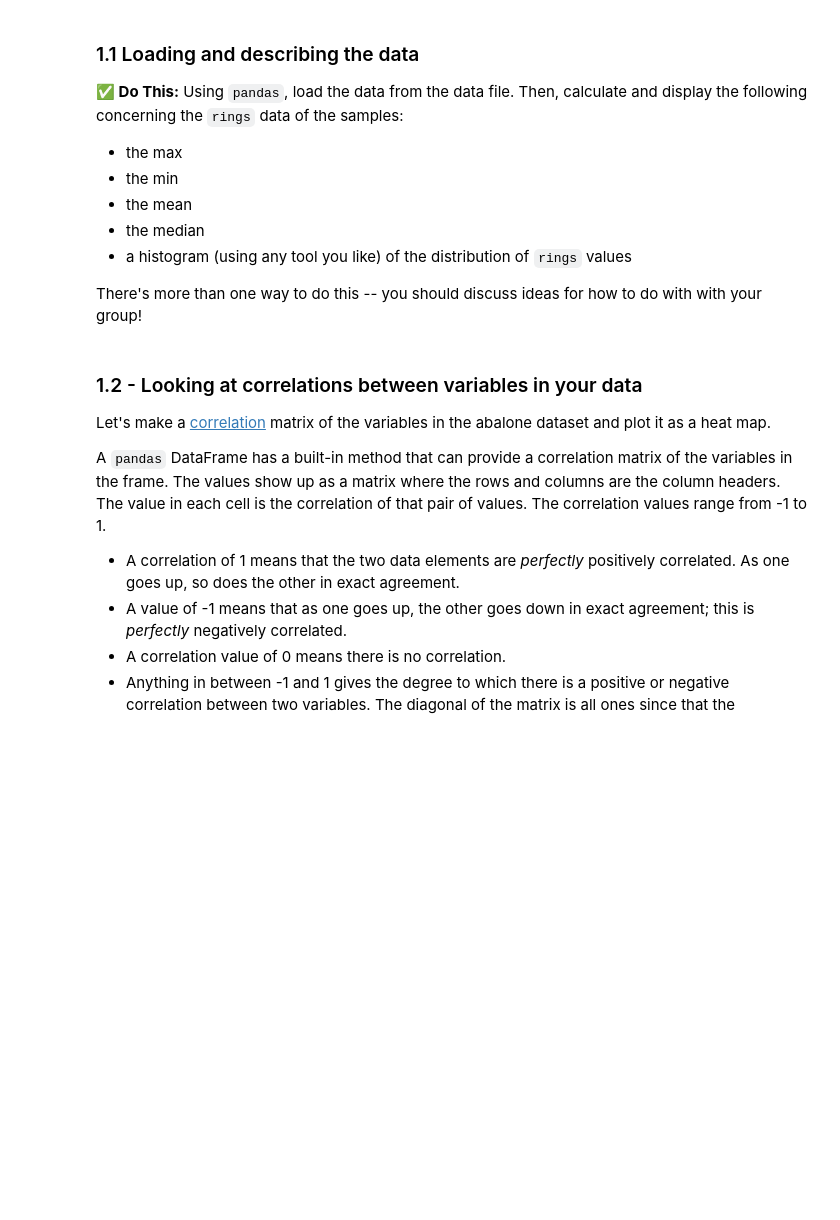
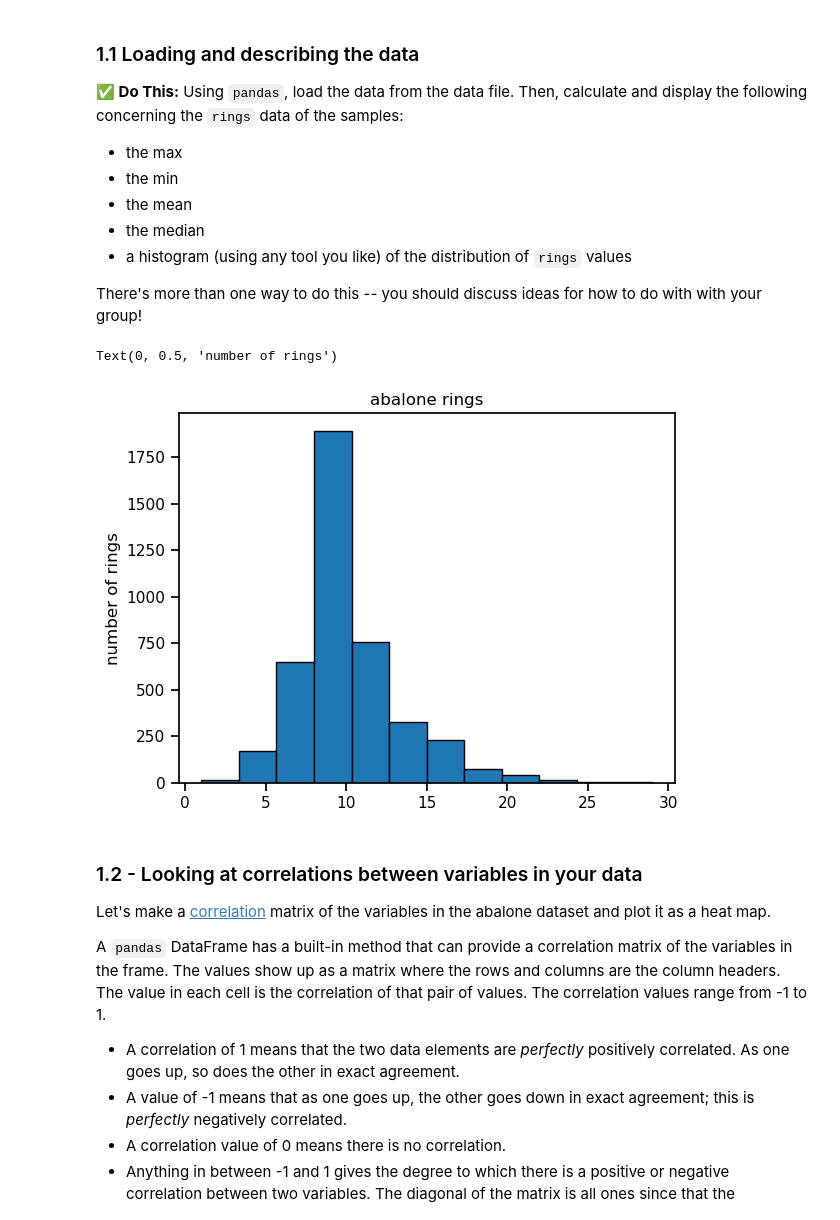
Before and after one commit to schererm/CMSE202-s24-turnin, a Jupyter notebook: Day-13/Day-13_In-Class-Regression-STUDENT.ipynb, the cells around one changed output. Drawn from its saved outputs; the diff is of its cells as text; code cells hidden in the pictures; blank space fills up the shorter version.

```diff
--- a/Day-13/Day-13_In-Class-Regression-STUDENT.ipynb
+++ b/Day-13/Day-13_In-Class-Regression-STUDENT.ipynb
@@ -71,11 +82,24 @@ There's more than one way to do this -- you should discuss ideas for how to do w
 # %%
 # put your code here
 import matplotlib.pyplot as plt
 import pandas as pd
 import seaborn as sns
 import numpy as np
 
 sns.set_context("notebook")
+
+columns = ("sex", "length", "diameter", "height", "whole_weight", "shucked_weight", "viscera_weight", "shell_weight", "rings")
+data = pd.read_csv('Dataset.data', delimiter = ' ', header=None, names = columns)
+rings = data.loc[:,"rings"]
+
+rings.describe()
+
+plt.hist(rings, bins = 12, edgecolor = "black")
+plt.title("abalone rings")
+plt.ylabel("number of rings")
+# %% [output]
+Text(0, 0.5, 'number of rings')
+[figure, added]
 # %% [markdown]
 ### 1.2 - Looking at correlations between variables in your data
 
```
Also changed, not shown: parts of 23 cells of this notebook, 2 other files.
